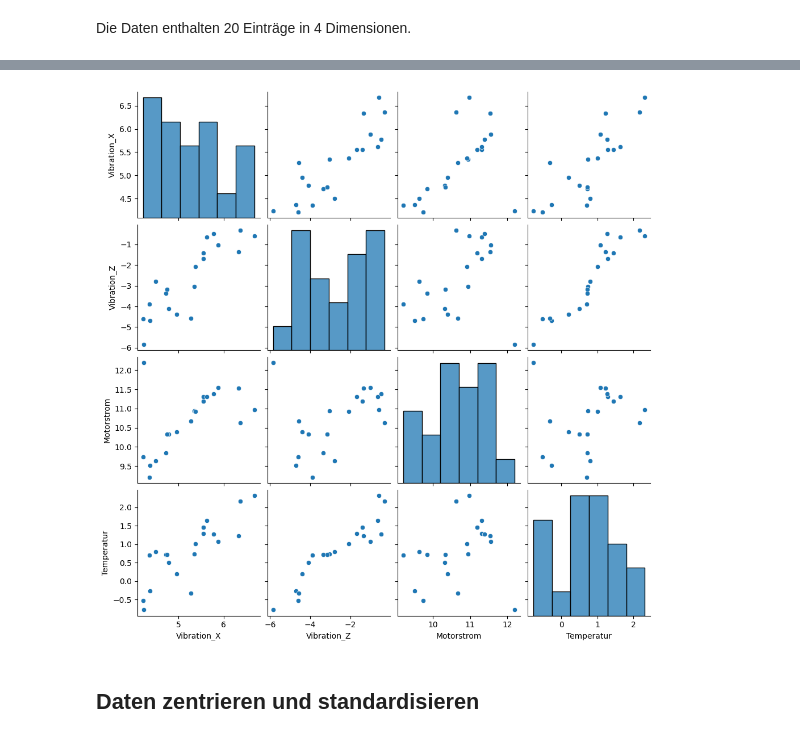
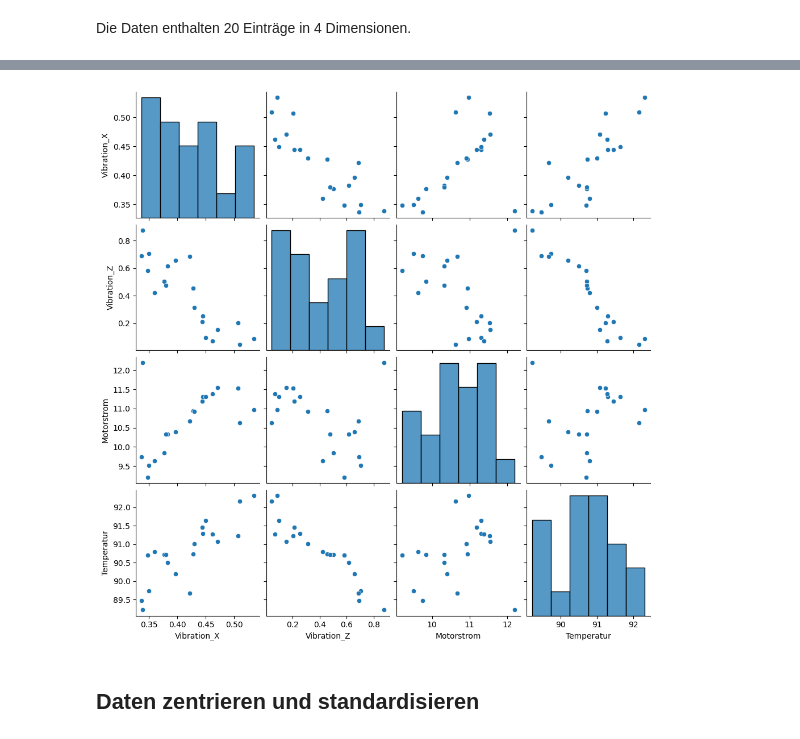
Before and after one commit to MartinaEchtenbruck/Principal-Component-Analysis, a Jupyter notebook: 03-examples/PCA_Vibration.ipynb, the cells around one changed output, grey strips where cells are left out. Drawn from its saved outputs; the diff is of its cells as text; code cells hidden in the pictures.

```diff
--- a/03-examples/PCA_Vibration.ipynb
+++ b/03-examples/PCA_Vibration.ipynb
@@ -87,10 +87,10 @@ fig.show()
 [interactive output not drawn]
 # %%
 # Pairplot für Zusammenhänge zwischen Variablen
-sns.pairplot(df_sensors)
+sns.pairplot(X)
 plt.show()
 # %% [output]
-[figure, old version]
+[figure, new version]
 # %% [markdown]
 ## **Daten zentrieren und standardisieren**
 # %% [markdown]
```
Also changed, not shown: parts of 1 cell of this notebook, 2 other files.
